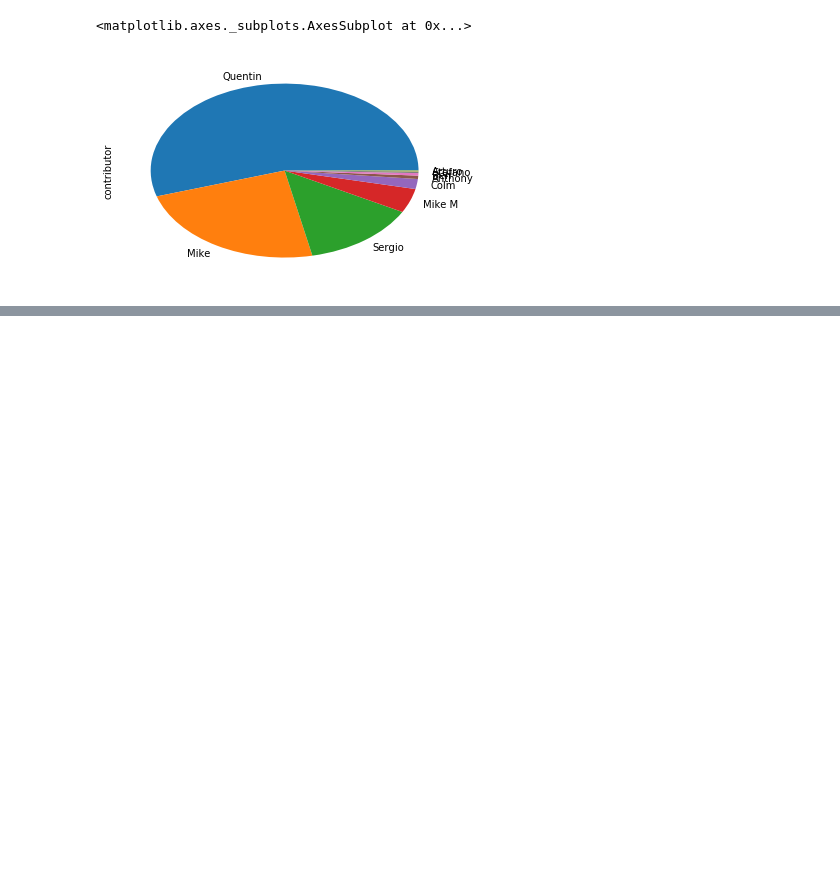
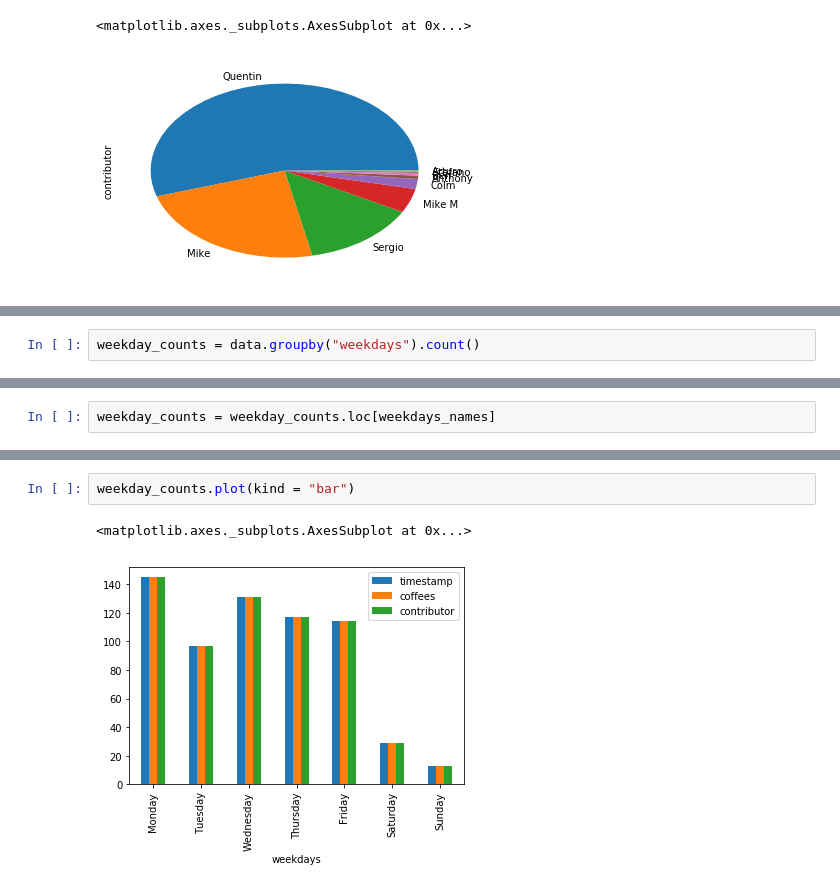
Before and after one commit to TulikaMishra/Python, a Jupyter notebook: Learning Pandas.ipynb, the cells around one changed output, grey strips where cells are left out. Drawn from its saved outputs; the diff is of its cells as text; blank space fills up the shorter version.

```diff
--- a/Learning Pandas.ipynb
+++ b/Learning Pandas.ipynb
@@ -287,0 +345,2 @@ data.contributor.value_counts().plot(kind = "pie")
+# %%
+weekday_counts = data.groupby("weekdays").count()
@@ -287,0 +359,2 @@ data.contributor.value_counts().plot(kind = "pie")
+# %%
+weekday_counts = weekday_counts.loc[weekdays_names]
@@ -287,0 +373,5 @@ data.contributor.value_counts().plot(kind = "pie")
+# %%
+weekday_counts.plot(kind = "bar")
+# %% [output]
+<matplotlib.axes._subplots.AxesSubplot at 0x...>
+[figure, added]
```
Also changed, not shown: parts of 35 cells of this notebook.
